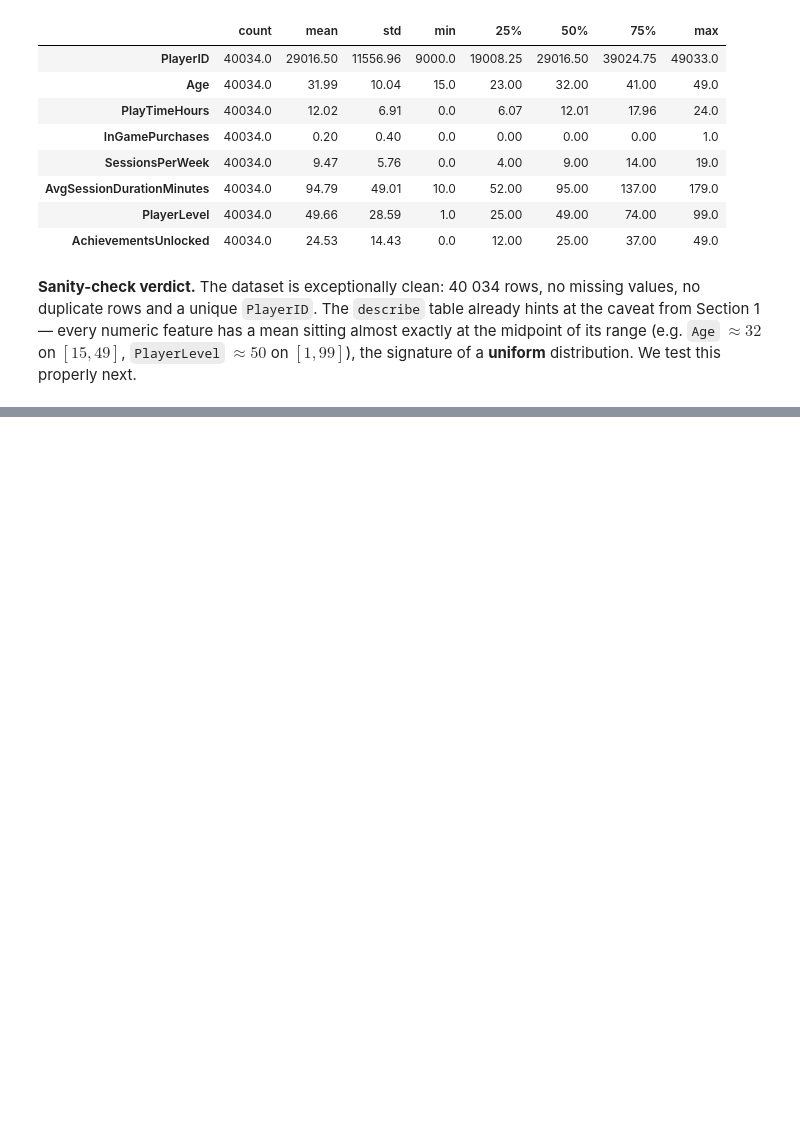
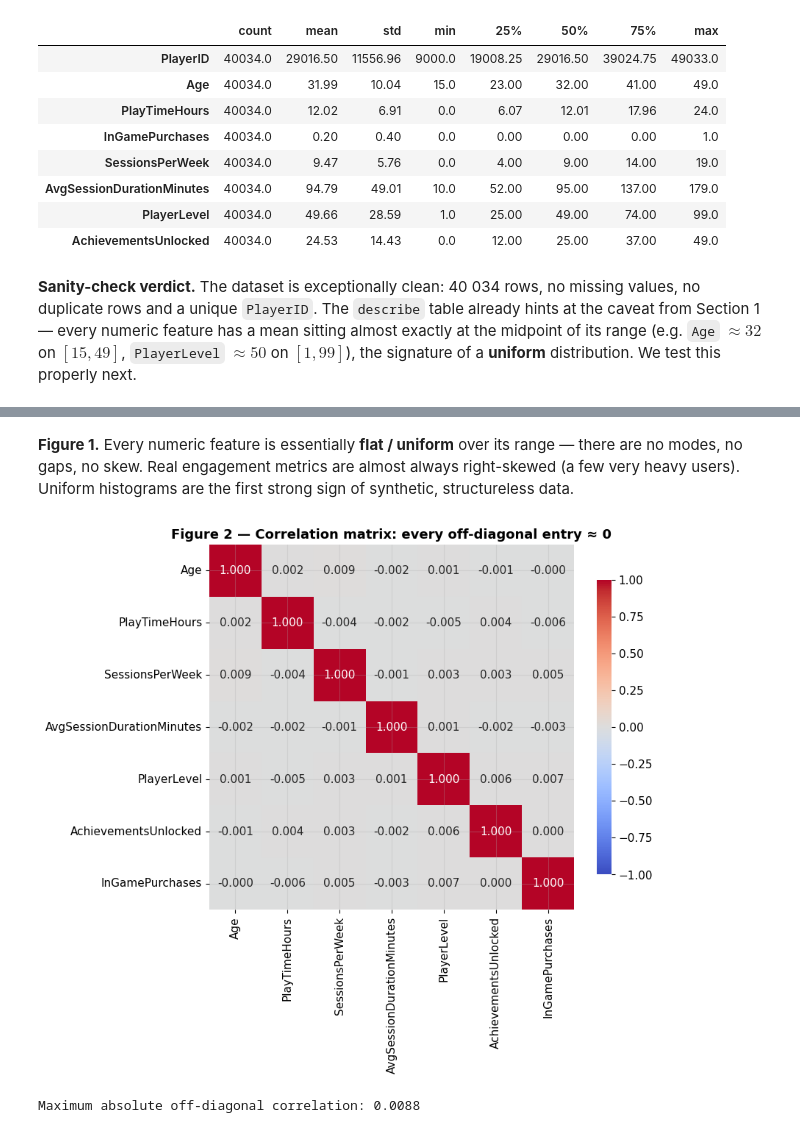
Before and after one commit to MrSparkiop/Gaming-player-clustering, a Jupyter notebook: gaming_player_clustering.ipynb, the cells around one changed output, grey strips where cells are left out. Drawn from its saved outputs; the diff is of its cells as text; code cells hidden in the pictures; blank space fills up the shorter version.

Commit message:
EDA: feature distributions and correlation matrix

```diff
--- a/gaming_player_clustering.ipynb
+++ b/gaming_player_clustering.ipynb
@@ -148,0 +172,21 @@ of a **uniform** distribution. We test this properly next.
+# %% [markdown]
+**Figure 1.** Every numeric feature is essentially **flat / uniform** over its
+range — there are no modes, no gaps, no skew. Real engagement metrics are almost
+always right-skewed (a few very heavy users). Uniform histograms are the first
+strong sign of synthetic, structureless data.
+# %%
+# Correlation among numeric behavioural + demographic features (exclude PlayerID)
+corr_cols = numeric_features + ["InGamePurchases"]
+corr = df[corr_cols].corr()
+
+fig, ax = plt.subplots(figsize=(8, 6.5))
+sns.heatmap(corr, annot=True, fmt=".3f", cmap="coolwarm", center=0,
+            vmin=-1, vmax=1, square=True, cbar_kws={"shrink": 0.8}, ax=ax)
+ax.set_title("Figure 2 — Correlation matrix: every off-diagonal entry ≈ 0")
+plt.show()
+
+off_diag = corr.to_numpy()[~np.eye(len(corr), dtype=bool)]
+print(f"Maximum absolute off-diagonal correlation: {np.abs(off_diag).max():.4f}")
+# %% [output]
+[figure, added]
+Maximum absolute off-diagonal correlation: 0.0088
```
Also changed, not shown: parts of 3 cells of this notebook.
